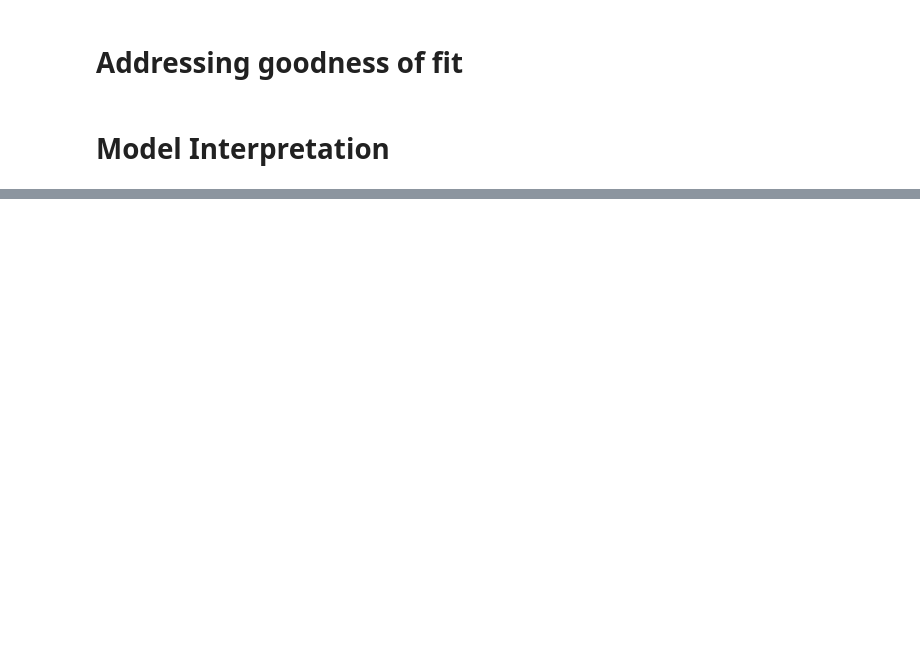
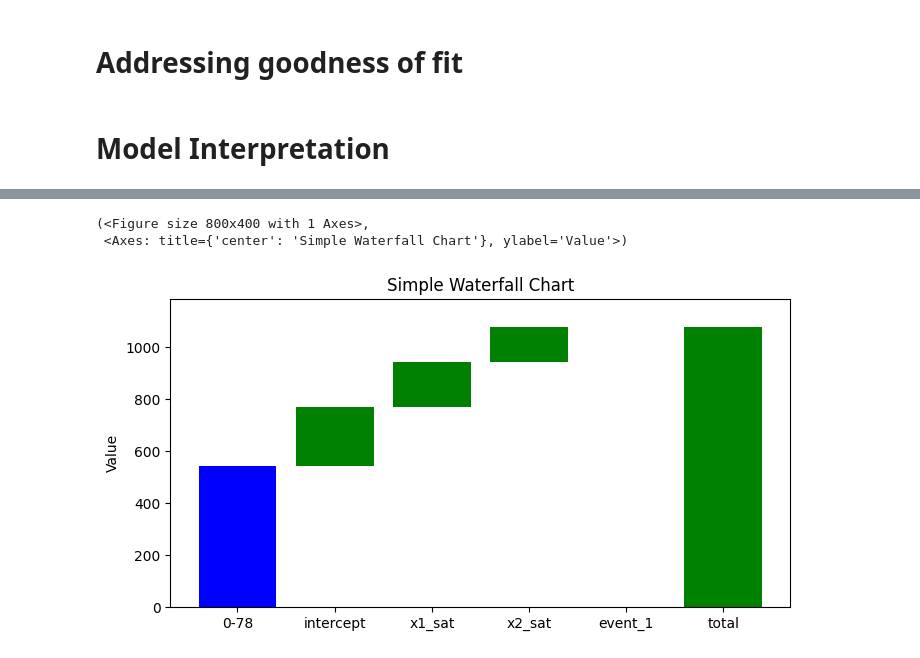
Before and after one commit to mcargnel/mmm, a Jupyter notebook: mmm.ipynb, the cells around one changed output, grey strips where cells are left out. Cells and saved outputs as stored; diff of their text form; code cells hidden in the pictures; blank space fills up the shorter version.

```diff
--- a/mmm.ipynb
+++ b/mmm.ipynb
@@ -287,0 +180,34 @@ class Testing:
+# %%
+from src.data_generation import gen_data
+from src.linear_regression import LinearRegression
+from src.contributions import Contributions
+
+print("Generating Data")
+df = gen_data()
+
+indep_vars = ['x1_sat', 'x2_sat', 'event_1']
+
+lm = LinearRegression(df, 'y',indep_vars)
+
+results = lm.fit()
+
+lm.summary()
+
+coefs_lm = lm.get_coefficients()
+
+contrib_lm = Contributions(df, coefs_lm)
+
+decomp_lm = contrib_lm.decomposition()
+
+contrib_to_vol_lm = contrib_lm.contribution_to_volume(decomp_lm)
+
+media_vars = ['x1_sat', 'x2_sat']
+
+rel_contribution_to_volume_lm = contrib_lm.rel_contribution_to_volume(media_vars, contrib_to_vol_lm)
+
+media_cost_dict = {
+'x1_sat' : df['x1_sat_media_cost'].sum(),
+'x2_sat' : df['x2_sat_media_cost'].sum()
+}
+
+roi_lm = contrib_lm.roi(contrib_to_vol_lm,media_vars, media_cost_dict)
@@ -287,0 +229,10 @@ class Testing:
+# %%
+from src.vizualization import Vizualization
+
+viz = Vizualization()
+# %%
+viz.due_to_volume(decomp_lm, 78)
+# %% [output]
+(<Figure size 800x400 with 1 Axes>,
+ <Axes: title={'center': 'Simple Waterfall Chart'}, ylabel='Value'>)
+[figure, added]
```
Also changed, not shown: parts of 26 cells of this notebook, 17 other files.
